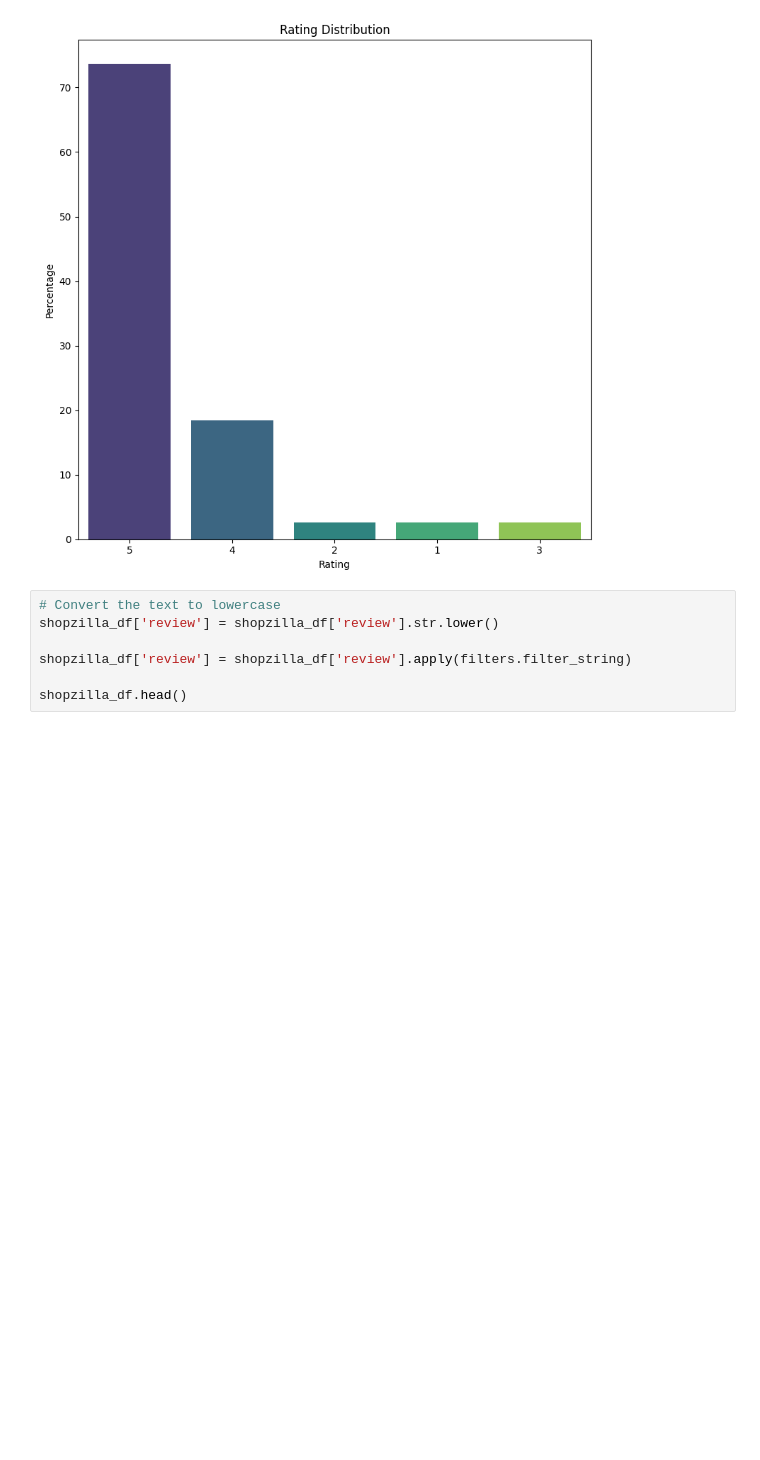
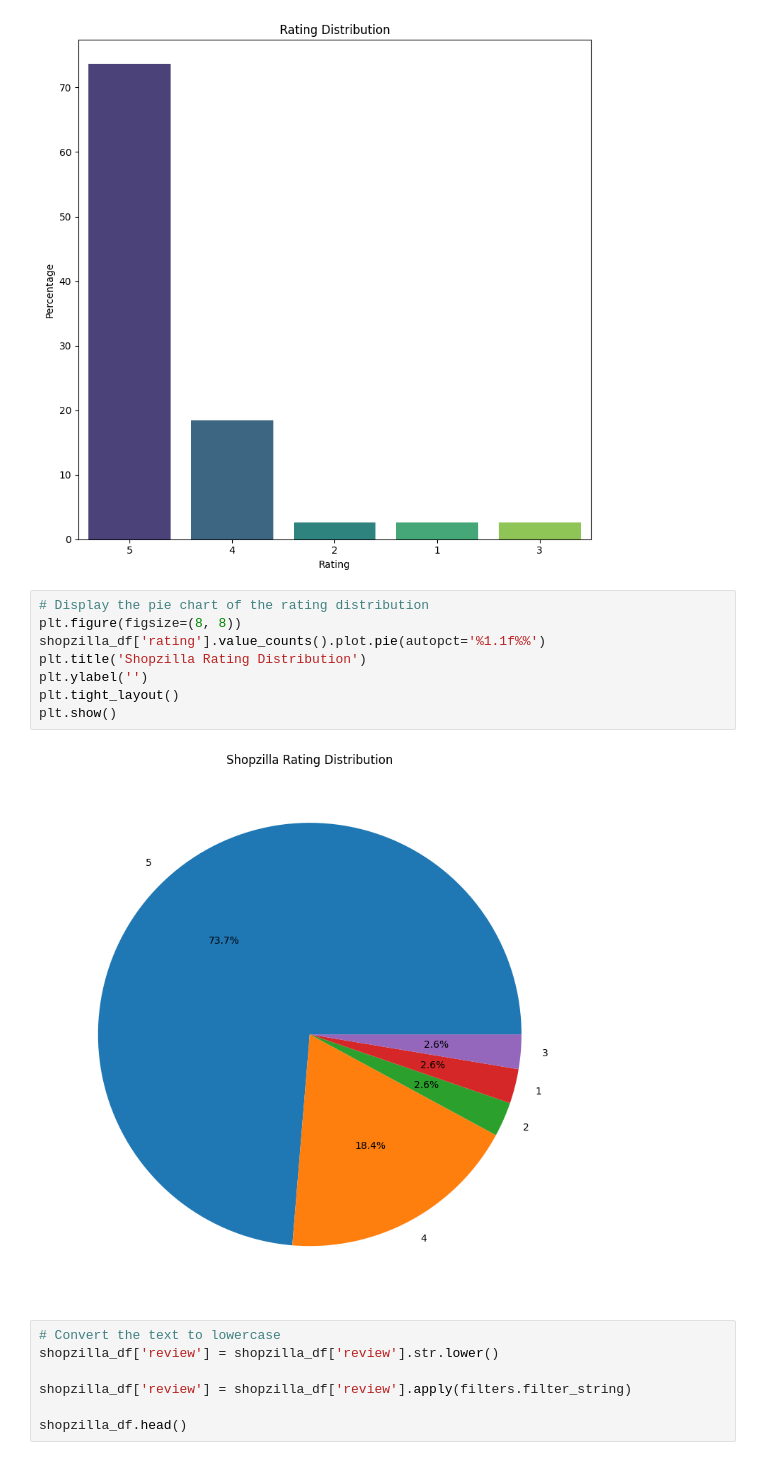
Before and after one commit to Gwme13/Business-project, a Jupyter notebook: Project.ipynb, the cells around one changed output. Cells and saved outputs as stored; diff of their text form; blank space fills up the shorter version.

```diff
--- a/Project.ipynb
+++ b/Project.ipynb
@@ -631,6 +623,16 @@ Passing `palette` without assigning `hue` is deprecated and will be removed in v
 
   sns.countplot(x='rating', data=shopzilla_df, order=shopzilla_df['rating'].value_counts().index, stat='percent', palette='viridis')
 [figure]
+# %%
+# Display the pie chart of the rating distribution
+plt.figure(figsize=(8, 8))
+shopzilla_df['rating'].value_counts().plot.pie(autopct='%1.1f%%')
+plt.title('Shopzilla Rating Distribution')
+plt.ylabel('')
+plt.tight_layout()
+plt.show()
+# %% [output]
+[figure, added]
 # %%
 # Convert the text to lowercase
 shopzilla_df['review'] = shopzilla_df['review'].str.lower()
```
Also changed, not shown: parts of 8 cells of this notebook, 1 other file.
